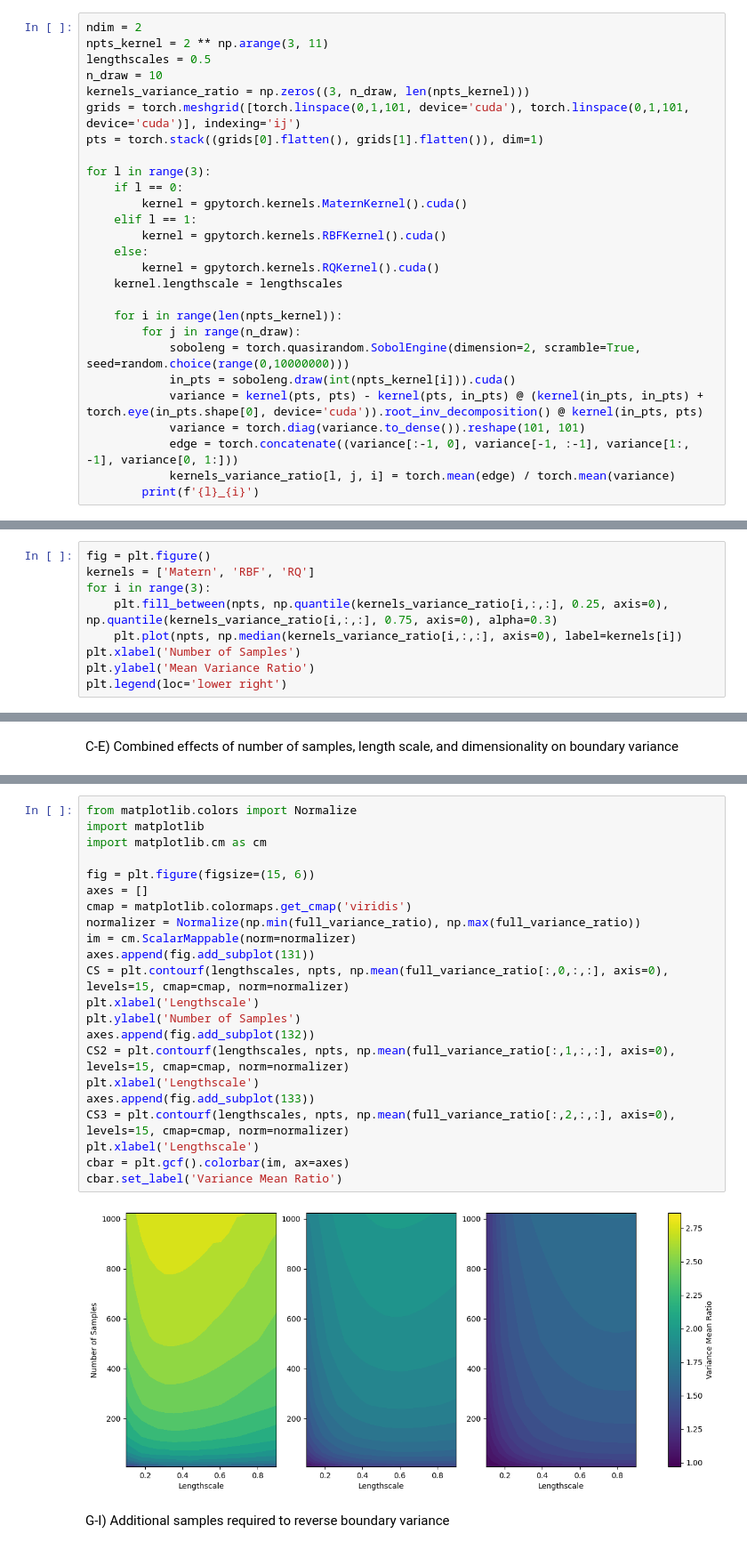
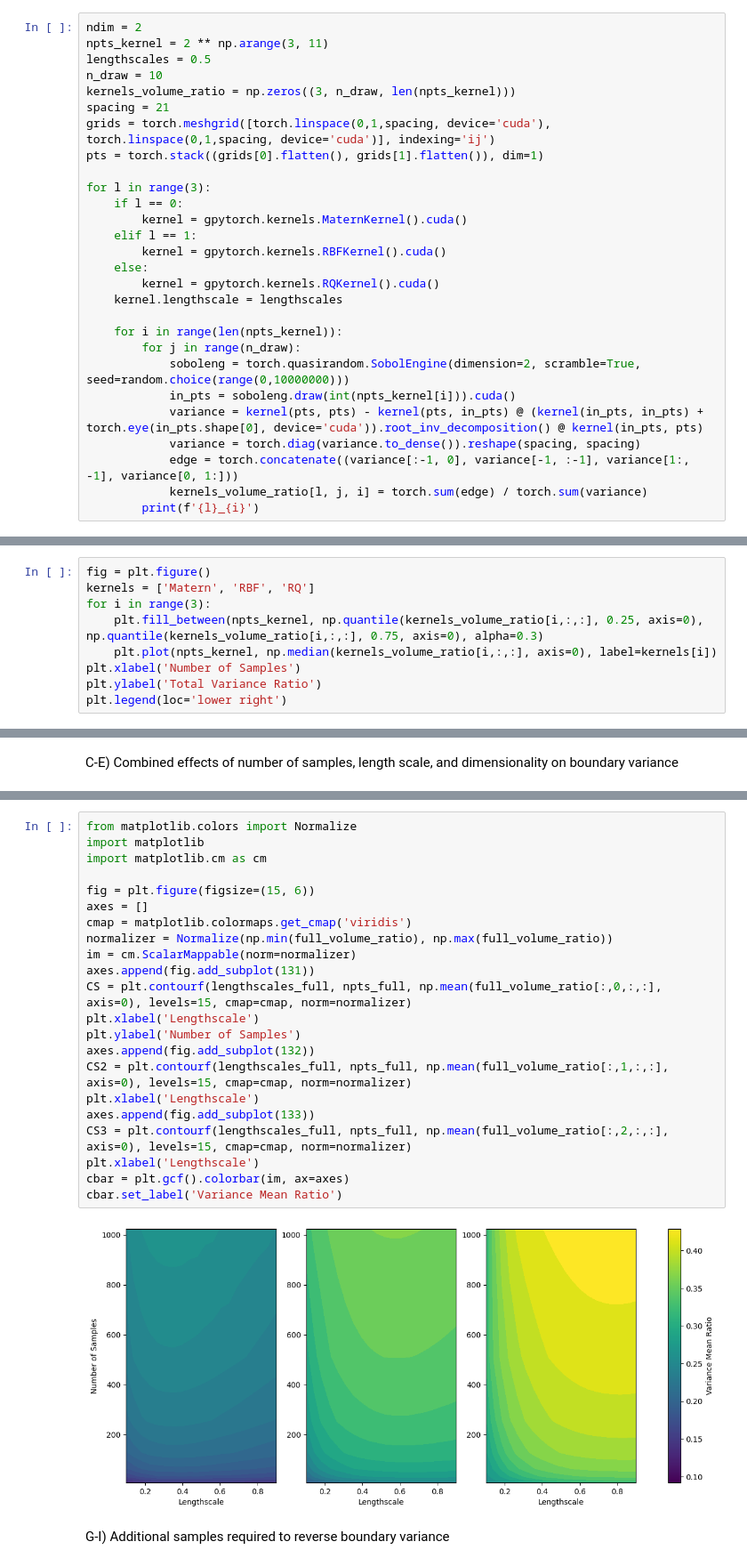
Before and after one commit to tne-lab/NeuroOptimizationPaper, a Jupyter notebook: figure3.ipynb, the cells around one changed output, grey strips where cells are left out. Shown: that part at 89% size. Saved outputs shown, nothing was run; the diff lists cells and outputs as text.

```diff
--- a/figure3.ipynb
+++ b/figure3.ipynb
@@ -41,8 +41,9 @@ ndim = 2
 npts_kernel = 2 ** np.arange(3, 11)
 lengthscales = 0.5
 n_draw = 10
-kernels_variance_ratio = np.zeros((3, n_draw, len(npts_kernel)))
-grids = torch.meshgrid([torch.linspace(0,1,101, device='cuda'), torch.linspace(0,1,101, device='cuda')], indexing='ij')
+kernels_volume_ratio = np.zeros((3, n_draw, len(npts_kernel)))
+spacing = 21
+grids = torch.meshgrid([torch.linspace(0,1,spacing, device='cuda'), torch.linspace(0,1,spacing, device='cuda')], indexing='ij')
 pts = torch.stack((grids[0].flatten(), grids[1].flatten()), dim=1)
 
 for l in range(3):
@@ -59,9 +60,9 @@ for l in range(3):
             soboleng = torch.quasirandom.SobolEngine(dimension=2, scramble=True, seed=random.choice(range(0,10000000)))
             in_pts = soboleng.draw(int(npts_kernel[i])).cuda()
             variance = kernel(pts, pts) - kernel(pts, in_pts) @ (kernel(in_pts, in_pts) + torch.eye(in_pts.shape[0], device='cuda')).root_inv_decomposition() @ kernel(in_pts, pts)
-            variance = torch.diag(variance.to_dense()).reshape(101, 101)
+            variance = torch.diag(variance.to_dense()).reshape(spacing, spacing)
             edge = torch.concatenate((variance[:-1, 0], variance[-1, :-1], variance[1:, -1], variance[0, 1:]))
-            kernels_variance_ratio[l, j, i] = torch.mean(edge) / torch.mean(variance)
+            kernels_volume_ratio[l, j, i] = torch.sum(edge) / torch.sum(variance)
         print(f'{l}_{i}')
 # %% [output]
 0_0
@@ -85,10 +86,10 @@ for l in range(3):
 fig = plt.figure()
 kernels = ['Matern', 'RBF', 'RQ']
 for i in range(3):
-    plt.fill_between(npts, np.quantile(kernels_variance_ratio[i,:,:], 0.25, axis=0), np.quantile(kernels_variance_ratio[i,:,:], 0.75, axis=0), alpha=0.3)
-    plt.plot(npts, np.median(kernels_variance_ratio[i,:,:], axis=0), label=kernels[i])
+    plt.fill_between(npts_kernel, np.quantile(kernels_volume_ratio[i,:,:], 0.25, axis=0), np.quantile(kernels_volume_ratio[i,:,:], 0.75, axis=0), alpha=0.3)
+    plt.plot(npts_kernel, np.median(kernels_volume_ratio[i,:,:], axis=0), label=kernels[i])
 plt.xlabel('Number of Samples')
-plt.ylabel('Mean Variance Ratio')
+plt.ylabel('Total Variance Ratio')
 plt.legend(loc='lower right')
 # %% [output]
 <matplotlib.legend.Legend at 0x...>
@@ -155,27 +159,27 @@ plt.ylabel('Variance Volume Ratio')
 # %%
 from matplotlib.colors import Normalize
 import matplotlib
 import matplotlib.cm as cm
 
 fig = plt.figure(figsize=(15, 6))
 axes = []
 cmap = matplotlib.colormaps.get_cmap('viridis')
-normalizer = Normalize(np.min(full_variance_ratio), np.max(full_variance_ratio))
+normalizer = Normalize(np.min(full_volume_ratio), np.max(full_volume_ratio))
 im = cm.ScalarMappable(norm=normalizer)
 axes.append(fig.add_subplot(131))
-CS = plt.contourf(lengthscales, npts, np.mean(full_variance_ratio[:,0,:,:], axis=0), levels=15, cmap=cmap, norm=normalizer)
+CS = plt.contourf(lengthscales_full, npts_full, np.mean(full_volume_ratio[:,0,:,:], axis=0), levels=15, cmap=cmap, norm=normalizer)
 plt.xlabel('Lengthscale')
 plt.ylabel('Number of Samples')
 axes.append(fig.add_subplot(132))
-CS2 = plt.contourf(lengthscales, npts, np.mean(full_variance_ratio[:,1,:,:], axis=0), levels=15, cmap=cmap, norm=normalizer)
+CS2 = plt.contourf(lengthscales_full, npts_full, np.mean(full_volume_ratio[:,1,:,:], axis=0), levels=15, cmap=cmap, norm=normalizer)
 plt.xlabel('Lengthscale')
 axes.append(fig.add_subplot(133))
-CS3 = plt.contourf(lengthscales, npts, np.mean(full_variance_ratio[:,2,:,:], axis=0), levels=15, cmap=cmap, norm=normalizer)
+CS3 = plt.contourf(lengthscales_full, npts_full, np.mean(full_volume_ratio[:,2,:,:], axis=0), levels=15, cmap=cmap, norm=normalizer)
 plt.xlabel('Lengthscale')
 cbar = plt.gcf().colorbar(im, ax=axes)
 cbar.set_label('Variance Mean Ratio')
 # %% [output]
-[figure, old version]
+[figure, new version]
 # %% [markdown]
 G-I) Additional samples required to reverse boundary variance
 # %%
```
Also changed, not shown: parts of 5 cells of this notebook, 18 other files.
